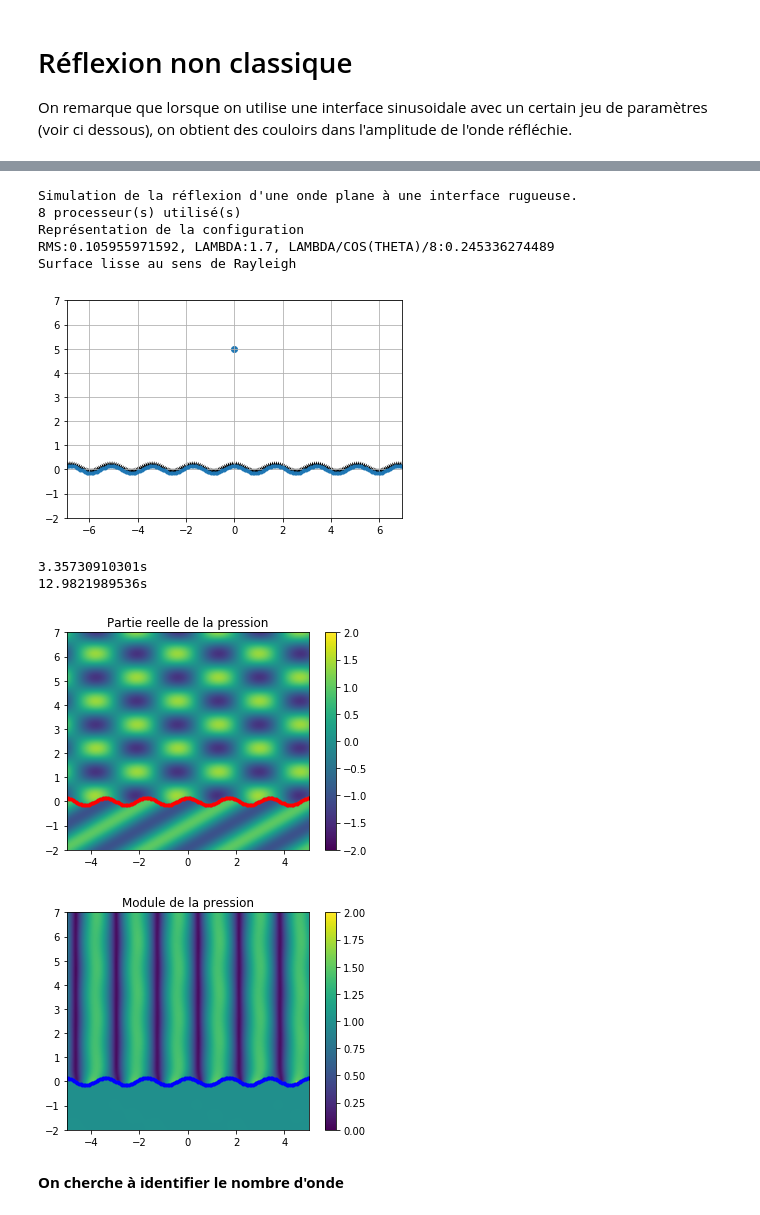
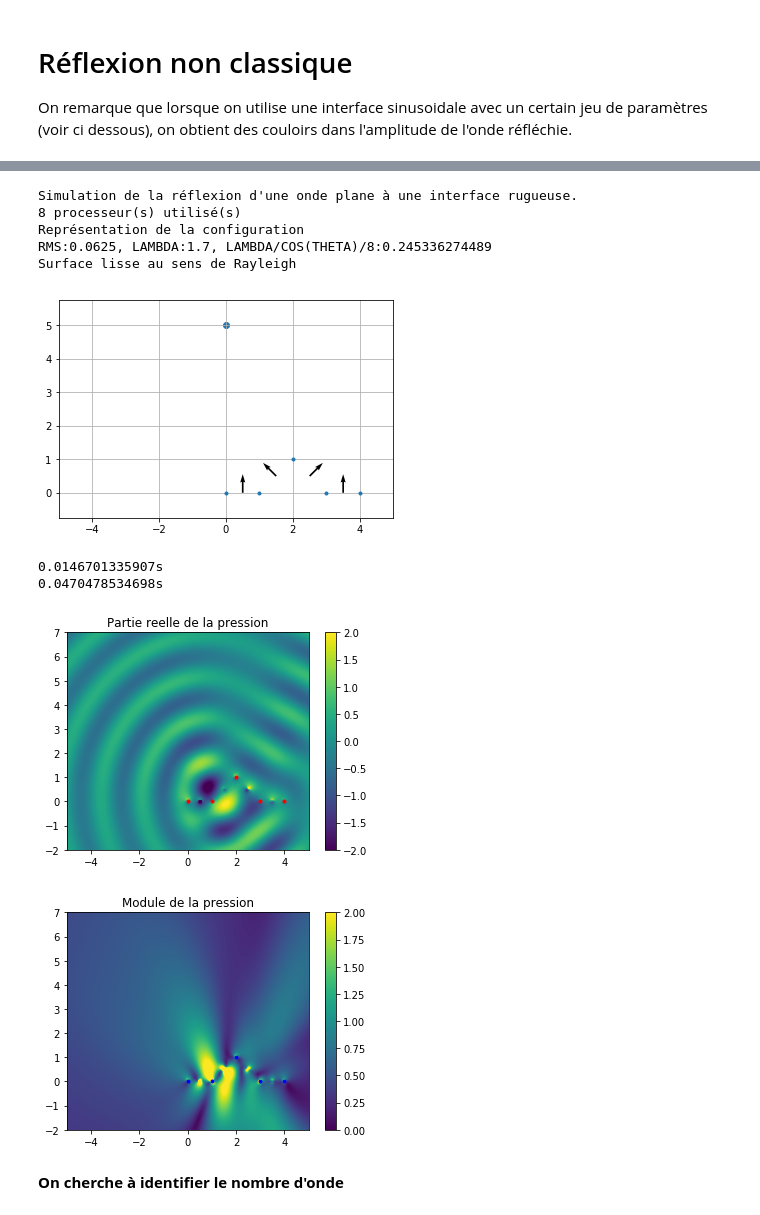
Before and after one commit to caillonantoine/rough-interface, a Jupyter notebook: Avancement.ipynb, the cells around one changed output, grey strips where cells are left out. Cells and saved outputs as stored; diff of their text form; code cells hidden in the pictures.

```diff
--- a/Avancement.ipynb
+++ b/Avancement.ipynb
@@ -25,3 +25,12 @@ pb = ri.RoughInterfaceScattering()
 # %% [markdown]
 # Réflexion non classique
 On remarque que lorsque on utilise une interface sinusoidale avec un certain jeu de paramètres (voir ci dessous), on obtient des couloirs dans l'amplitude de l'onde réfléchie.
+# %%
+import rough_interface as ri
+pb = ri.RoughInterfaceScattering()
+pb.create_interface('s_aleatoire',.30 ,1.7,1500 ,50)
+pb.set_source('ponctuelle',[0,5])
+pb.set_frequency(200)
+pb.set_omega([-5,5,-2,7],150 ,.2)
+pb.set_circle(2,[0,0])
+p,d = pb.start()
@@ -28,23 +46,23 @@ On remarque que lorsque on utilise une interface sinusoidale avec un certain jeu
 # %%
-pb.create_interface('s_sinusoidale',.30,1.7,1500,50)
+#pb.create_interface('s_sinusoidale',.30,1.7,1500,50)
 pb.set_source('plane',[0,5])
 pb.set_frequency(200)
 pb.set_omega([-5,5,-2,7],150,2)
 pb.set_circle(2,[0,0])
 pb.set_angle(30*3.14/180)
 
 p,d = pb.start()
 # %% [output]
 Simulation de la réflexion d'une onde plane à une interface rugueuse.
 8 processeur(s) utilisé(s)
 Représentation de la configuration
-RMS:0.105955971592, LAMBDA:1.7, LAMBDA/COS(THETA)/8:0.245336274489
+RMS:0.0625, LAMBDA:1.7, LAMBDA/COS(THETA)/8:0.245336274489
 Surface lisse au sens de Rayleigh
-[figure, old version]
+[figure, new version]
-3.35730910301s
-12.9821989536s
+0.0146701335907s
+0.0470478534698s
-[figure, old version]
+[figure, new version]
-[figure, old version]
+[figure, new version]
 # %% [markdown]
 **On cherche à identifier le nombre d'onde**
 # %%
```
Also changed, not shown: parts of 10 cells of this notebook, 2 other files.
